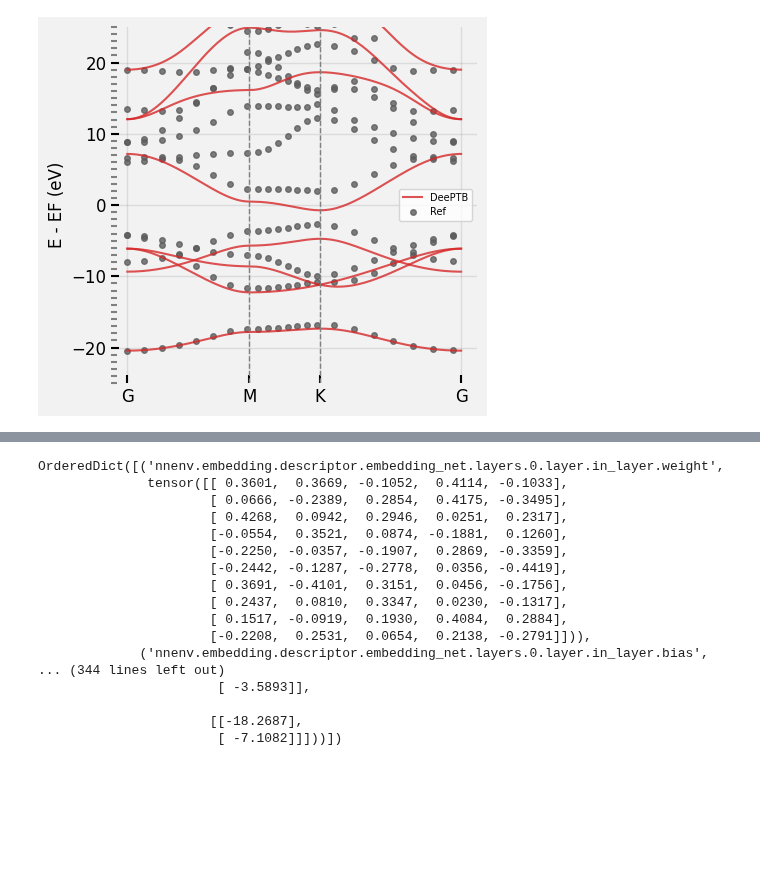
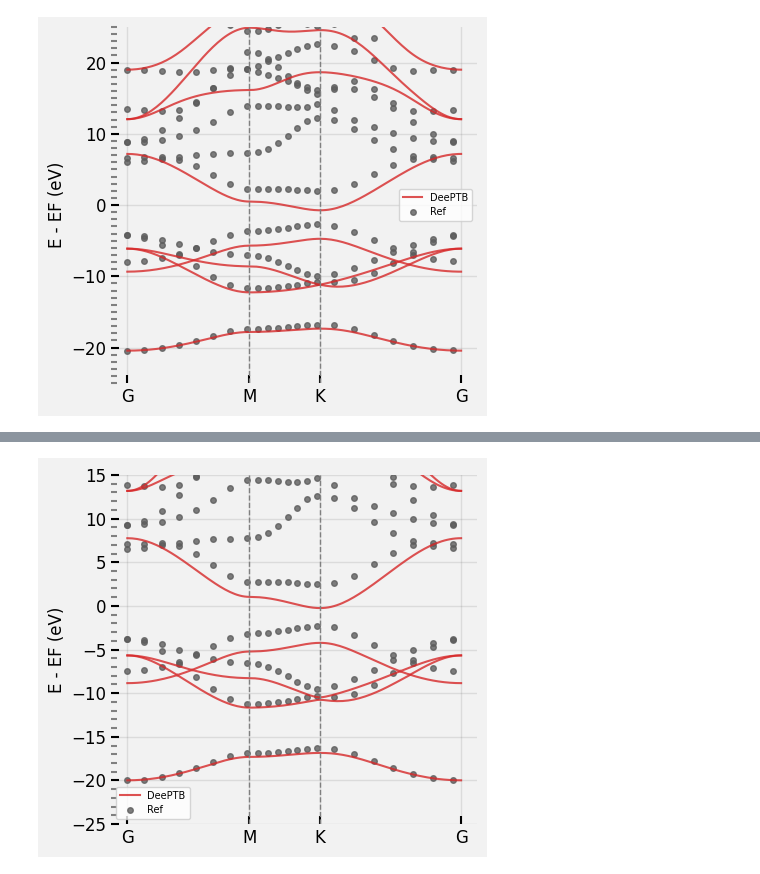
Before and after one commit to deepmodeling/DeePTB, a Jupyter notebook: examples/hBN_dftb/band_plot.ipynb, the cells around one changed output, grey strips where cells are left out. Cells and saved outputs as stored; diff of their text form; code cells hidden in the pictures; blank space fills up the shorter version.

```diff
--- a/examples/hBN_dftb/band_plot.ipynb
+++ b/examples/hBN_dftb/band_plot.ipynb
@@ -160,20 +184,43 @@ ckpt = torch.load('./dfenv/checkpoint/mix.iter500.pth')
-# %%
-ckpt['model_state_dict']
-# %% [output]
-OrderedDict([('nnenv.embedding.descriptor.embedding_net.layers.0.layer.in_layer.weight',
-              tensor([[ 0.3601,  0.3669, -0.1052,  0.4114, -0.1033],
-                      [ 0.0666, -0.2389,  0.2854,  0.4175, -0.3495],
-                      [ 0.4268,  0.0942,  0.2946,  0.0251,  0.2317],
-                      [-0.0554,  0.3521,  0.0874, -0.1881,  0.1260],
-                      [-0.2250, -0.0357, -0.1907,  0.2869, -0.3359],
-                      [-0.2442, -0.1287, -0.2778,  0.0356, -0.4419],
-                      [ 0.3691, -0.4101,  0.3151,  0.0456, -0.1756],
-                      [ 0.2437,  0.0810,  0.3347,  0.0230, -0.1317],
-                      [ 0.1517, -0.0919,  0.1930,  0.4084,  0.2884],
-                      [-0.2208,  0.2531,  0.0654,  0.2138, -0.2791]])),
-             ('nnenv.embedding.descriptor.embedding_net.layers.0.layer.in_layer.bias',
-... (344 lines left out)
-                       [ -3.5893]],
-
-                      [[-18.2687],
-                       [ -7.1082]]]))])
+# %%
+from dptb.nn.build import build_model
+from dptb.utils.tools import j_loader
+from dptb.postprocess.bandstructure.band import Band
+
+
+model = build_model(checkpoint="./nnskint_overlap/checkpoint/nnsk.best.pth")
+
+task_options={
+        "task": "band",
+        "kline_type":"abacus",
+        "kpath":[
+            [0, 0, 0, 50],
+            [0.5, 0, 0, 50],
+            [0.3333333, 0.3333333, 0, 50],
+            [0, 0, 0, 1]
+        ],
+        "nel_atom":{"N":5,"B":3},
+        "klabels":["G", "M", "K", "G"],
+        "E_fermi":-12.798759460449219,
+        "emin":-25,
+        "emax":15,
+        "ref_band": "./data/kpath.0/eigenvalues.npy"
+    }
+
+kpath_kwargs = task_options
+
+stru_data = "./data/struct.vasp"
+AtomicData_options = {"r_max": 5.0,"er_max": 3.5, "oer_max":1.6, "pbc": True}
+
+bcal = Band(model=model,
+            use_gui=False,
+            results_path='./',
+            device=model.device)
+eigenstatus = bcal.get_bands(data=stru_data,
+               kpath_kwargs=kpath_kwargs,
+               AtomicData_options=AtomicData_options)
+bcal.band_plot(ref_band = kpath_kwargs["ref_band"],
+               E_fermi = -2.5,
+               emin = -25,
+               emax = 15)
+# %% [output]
+[figure, added]
```
Also changed, not shown: parts of 8 cells of this notebook, 15 other files.
